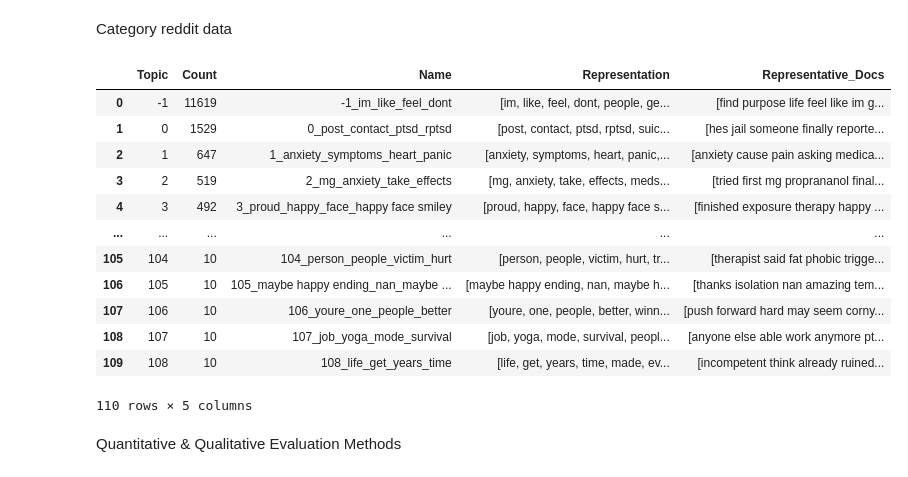
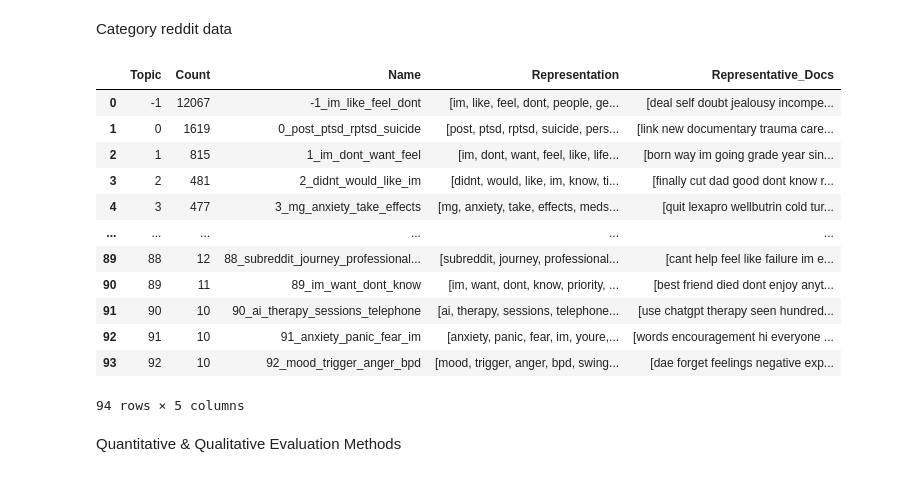
Before and after one commit to Rainman4301/LLM_NetworkMoel_MentalHealth, a Jupyter notebook: mental_health_analysis.ipynb, the cells around one changed output. Cells and saved outputs as stored; diff of their text form; code cells hidden in the pictures.

```diff
--- a/mental_health_analysis.ipynb
+++ b/mental_health_analysis.ipynb
@@ -1298,55 +1336,65 @@ Category reddit data
 # %%
 #  Step 3: Prepare Text Input from Your Data
 import pandas as pd
-
+from bertopic import BERTopic
+from bertopic.representation import KeyBERTInspired
 
 
 reddit_df = pd.read_csv(os.path.join(current_dir, "data", "reddit_data", "clean","cleaned_mental_all_text_2015up.csv"))
 # shuffle the dataframe
 reddit_documents = reddit_df["title_selftext_topcomments_text"].copy().sample(frac=1, random_state=42)
 reddit_documents = reddit_documents.apply(lambda x: clean_operator.text_preprocessing(x, regex=True, lower_case=True, remove_stop_word=True, return_tokens = False)).tolist()
-
+# Filter out empty documents
+reddit_documents = [doc for doc in reddit_documents if doc.strip()]
 
 
 
 #   Step 4: Fit BERTopic with the Custom MentalBERT Embedding
-from bertopic import BERTopic
-
 reddit_embeddings = mentalbert_sentence_model.encode(
     reddit_documents,
     batch_size=32,
     convert_to_numpy=True,
     normalize_embeddings=True,
     show_progress_bar=True
 )
 
 
 # Initialize and fit BERTopic with mentalbert reddit_embeddings
-topic_model = BERTopic(embedding_model=mentalbert_sentence_model,
-                       top_n_words=15,
-                    #    nr_topics=8,
-                       n_gram_range =(1, 3))
-# topic_model.reduce_topics(reddit_documents, nr_topics=11)
+topic_model = BERTopic( embedding_model=None,
+                        top_n_words=20,
+                        # nr_topics=8,
+                        min_cluster_size=100,
+                        nr_topics="auto",
+                        n_gram_range =(1, 3),
+                        representation_model=KeyBERTInspired()
+                       )
+
 topics, probs = topic_model.fit_transform(reddit_documents,embeddings=reddit_embeddings)
+
+
+
+# Reduce outliers
+new_topics = topic_model.reduce_outliers(reddit_documents, topics, strategy="embeddings")
+topic_model.update_topics(reddit_documents, topics=new_topics)
 
 
 #  Step 5: Review the Topics
 # View topic summaries
 topic_model.get_topic_info()
 # %% [output]
 |  | Topic | Count | Name | Representation | Representative_Docs |
-| 0 | -1 | 11619 | -1_im_like_feel_dont | [im, like, feel, dont, people, ge... | [find purpose life feel like im g... |
-| 1 | 0 | 1529 | 0_post_contact_ptsd_rptsd | [post, contact, ptsd, rptsd, suic... | [hes jail someone finally reporte... |
-| 2 | 1 | 647 | 1_anxiety_symptoms_heart_panic | [anxiety, symptoms, heart, panic,... | [anxiety cause pain asking medica... |
-| 3 | 2 | 519 | 2_mg_anxiety_take_effects | [mg, anxiety, take, effects, meds... | [tried first mg proprananol final... |
-| 4 | 3 | 492 | 3_proud_happy_face_happy face smiley | [proud, happy, face, happy face s... | [finished exposure therapy happy ... |
+| 0 | -1 | 12067 | -1_im_like_feel_dont | [im, like, feel, dont, people, ge... | [deal self doubt jealousy incompe... |
+| 1 | 0 | 1619 | 0_post_ptsd_rptsd_suicide | [post, ptsd, rptsd, suicide, pers... | [link new documentary trauma care... |
+| 2 | 1 | 815 | 1_im_dont_want_feel | [im, dont, want, feel, like, life... | [born way im going grade year sin... |
+| 3 | 2 | 481 | 2_didnt_would_like_im | [didnt, would, like, im, know, ti... | [finally cut dad good dont know r... |
+| 4 | 3 | 477 | 3_mg_anxiety_take_effects | [mg, anxiety, take, effects, meds... | [quit lexapro wellbutrin cold tur... |
 | ... | ... | ... | ... | ... | ... |
-| 105 | 104 | 10 | 104_person_people_victim_hurt | [person, people, victim, hurt, tr... | [therapist said fat phobic trigge... |
-| 106 | 105 | 10 | 105_maybe happy ending_nan_maybe ... | [maybe happy ending, nan, maybe h... | [thanks isolation nan amazing tem... |
-| 107 | 106 | 10 | 106_youre_one_people_better | [youre, one, people, better, winn... | [push forward hard may seem corny... |
-| 108 | 107 | 10 | 107_job_yoga_mode_survival | [job, yoga, mode, survival, peopl... | [anyone else able work anymore pt... |
-| 109 | 108 | 10 | 108_life_get_years_time | [life, get, years, time, made, ev... | [incompetent think already ruined... |
+| 89 | 88 | 12 | 88_subreddit_journey_professional... | [subreddit, journey, professional... | [cant help feel like failure im e... |
+| 90 | 89 | 11 | 89_im_want_dont_know | [im, want, dont, know, priority, ... | [best friend died dont enjoy anyt... |
+| 91 | 90 | 10 | 90_ai_therapy_sessions_telephone | [ai, therapy, sessions, telephone... | [use chatgpt therapy seen hundred... |
+| 92 | 91 | 10 | 91_anxiety_panic_fear_im | [anxiety, panic, fear, im, youre,... | [words encouragement hi everyone ... |
+| 93 | 92 | 10 | 92_mood_trigger_anger_bpd | [mood, trigger, anger, bpd, swing... | [dae forget feelings negative exp... |
-110 rows × 5 columns
+94 rows × 5 columns
 # %% [markdown]
 Quantitative & Qualitative Evaluation Methods
 # %%
```
Also changed, not shown: parts of 18 cells of this notebook, 3 other files.
